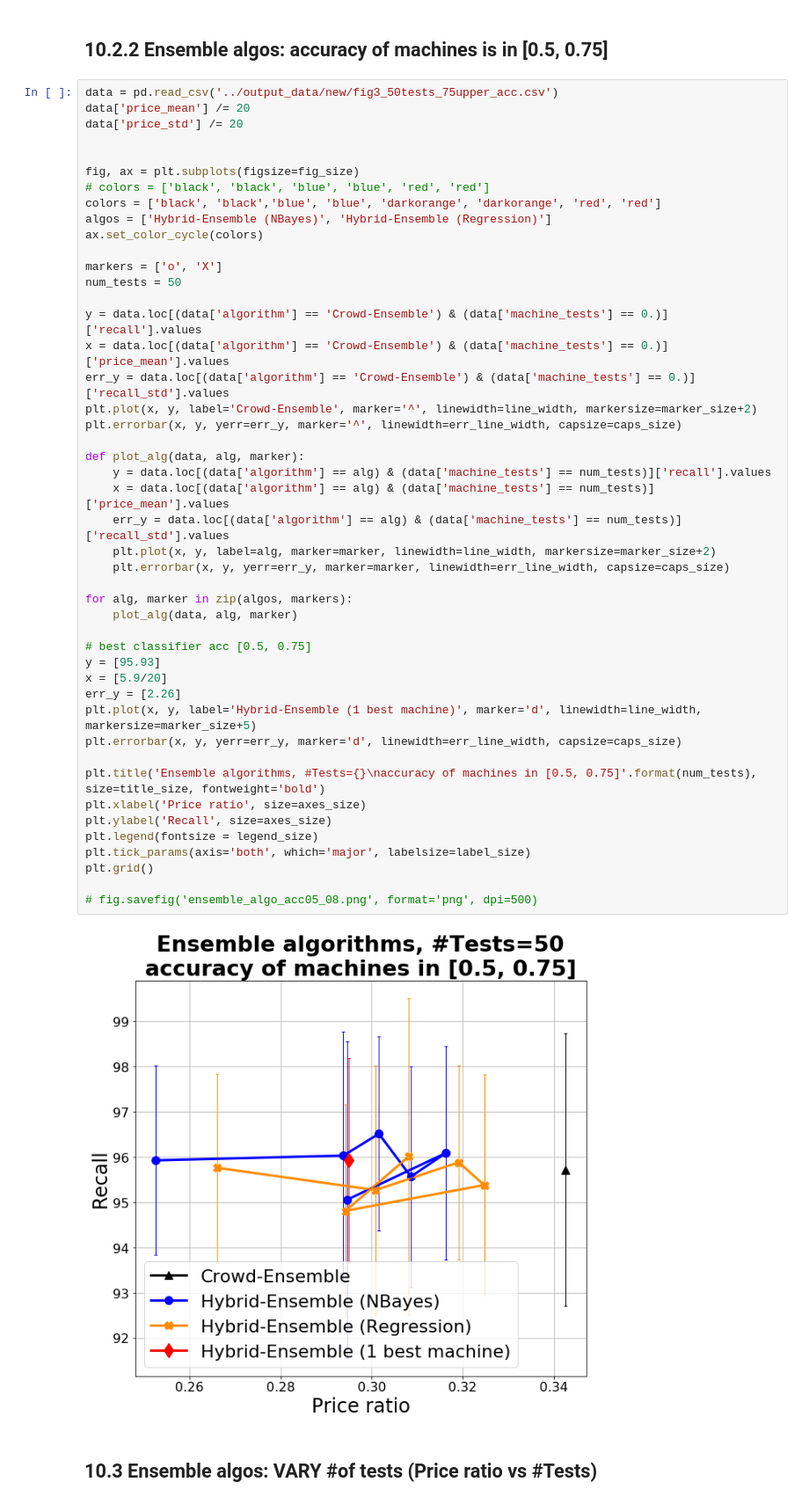
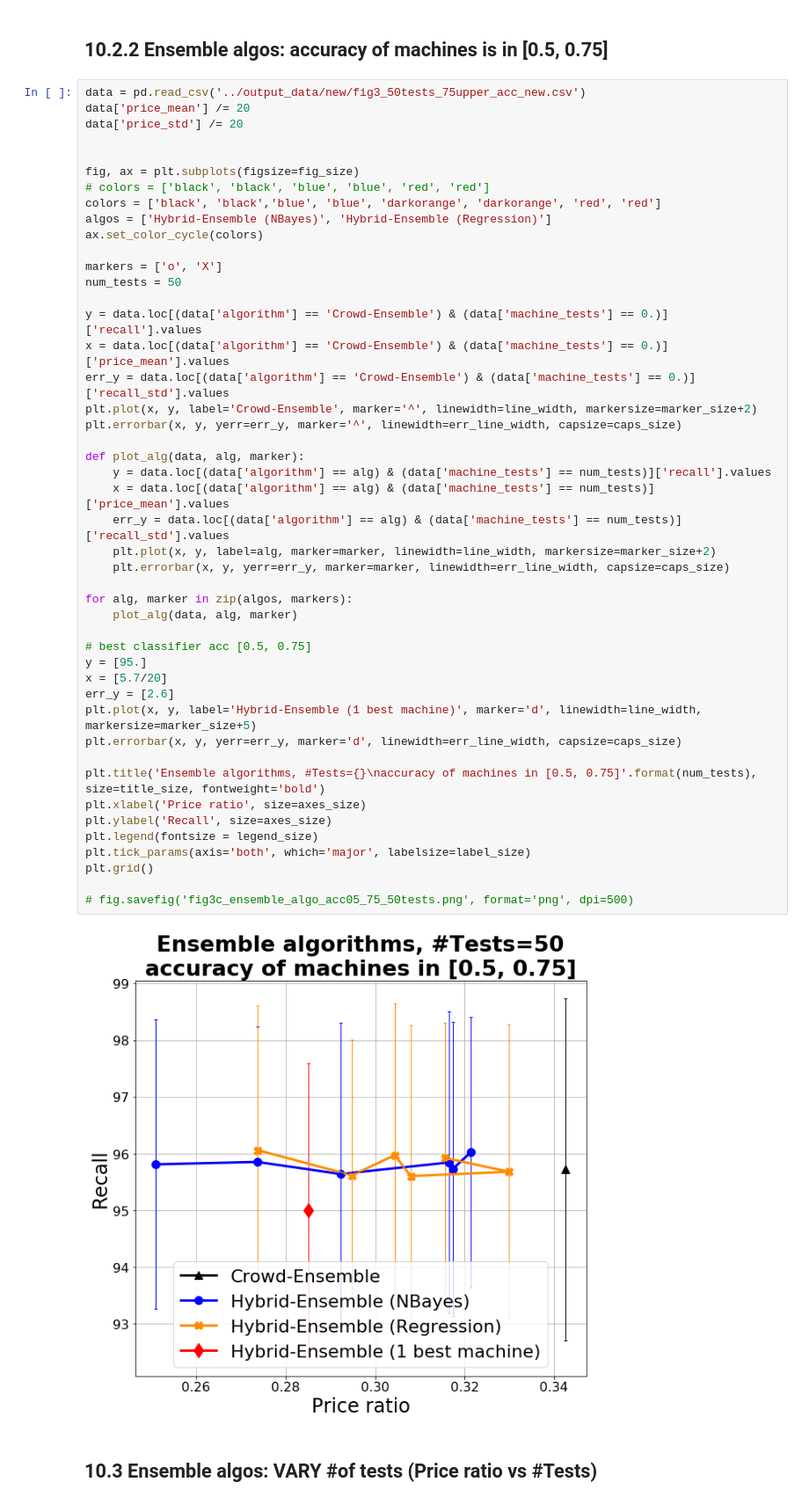
Before and after one commit to Evgeneus/crowd-machine-collaboration-for-item-screening, a Jupyter notebook: data/visualisation_scripts/ hybrid_algorithm_evaluation.ipynb, the cells around one changed output. Shown at 88% size. Cells and saved outputs as stored; diff of their text form.

Commit message:
chart/ fig3_50tests_75upper_acc

```diff
--- a/data/visualisation_scripts/ hybrid_algorithm_evaluation.ipynb
+++ b/data/visualisation_scripts/ hybrid_algorithm_evaluation.ipynb
@@ -658,7 +658,7 @@ plt.grid()
 # %% [markdown]
 ## 10.2.2 Ensemble algos: accuracy of machines is in [0.5, 0.75]
 # %%
-data = pd.read_csv('../output_data/new/fig3_50tests_75upper_acc.csv')
+data = pd.read_csv('../output_data/new/fig3_50tests_75upper_acc_new.csv')
 data['price_mean'] /= 20
 data['price_std'] /= 20
 
@@ -673,38 +673,38 @@ markers = ['o', 'X']
 num_tests = 50
 
 y = data.loc[(data['algorithm'] == 'Crowd-Ensemble') & (data['machine_tests'] == 0.)]['recall'].values
 x = data.loc[(data['algorithm'] == 'Crowd-Ensemble') & (data['machine_tests'] == 0.)]['price_mean'].values
 err_y = data.loc[(data['algorithm'] == 'Crowd-Ensemble') & (data['machine_tests'] == 0.)]['recall_std'].values
 plt.plot(x, y, label='Crowd-Ensemble', marker='^', linewidth=line_width, markersize=marker_size+2)
 plt.errorbar(x, y, yerr=err_y, marker='^', linewidth=err_line_width, capsize=caps_size)
 
 def plot_alg(data, alg, marker):
     y = data.loc[(data['algorithm'] == alg) & (data['machine_tests'] == num_tests)]['recall'].values
     x = data.loc[(data['algorithm'] == alg) & (data['machine_tests'] == num_tests)]['price_mean'].values
     err_y = data.loc[(data['algorithm'] == alg) & (data['machine_tests'] == num_tests)]['recall_std'].values
     plt.plot(x, y, label=alg, marker=marker, linewidth=line_width, markersize=marker_size+2)
     plt.errorbar(x, y, yerr=err_y, marker=marker, linewidth=err_line_width, capsize=caps_size)
 
 for alg, marker in zip(algos, markers):
     plot_alg(data, alg, marker)
 
 # best classifier acc [0.5, 0.75]
-y = [95.93]
-x = [5.9/20]
-err_y = [2.26]
+y = [95.]
+x = [5.7/20]
+err_y = [2.6]
 plt.plot(x, y, label='Hybrid-Ensemble (1 best machine)', marker='d', linewidth=line_width, markersize=marker_size+5)
 plt.errorbar(x, y, yerr=err_y, marker='d', linewidth=err_line_width, capsize=caps_size)
 
 plt.title('Ensemble algorithms, #Tests={}\naccuracy of machines in [0.5, 0.75]'.format(num_tests), size=title_size, fontweight='bold')
 plt.xlabel('Price ratio', size=axes_size)
 plt.ylabel('Recall', size=axes_size)
 plt.legend(fontsize = legend_size)
 plt.tick_params(axis='both', which='major', labelsize=label_size)
 plt.grid()
 
-# fig.savefig('ensemble_algo_acc05_08.png', format='png', dpi=500)
+# fig.savefig('fig3c_ensemble_algo_acc05_75_50tests.png', format='png', dpi=500)
 # %% [output]
-[figure, old version]
+[figure, new version]
 # %% [markdown]
 ## 10.3 Ensemble algos: VARY #of tests (Price ratio vs #Tests)
 # %%
```
